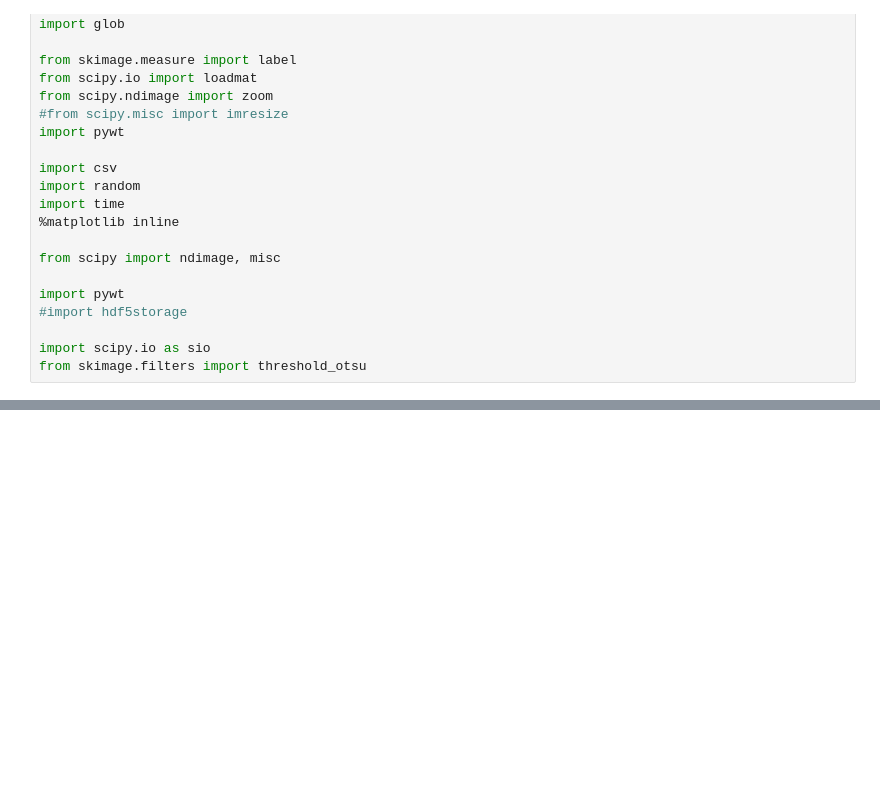
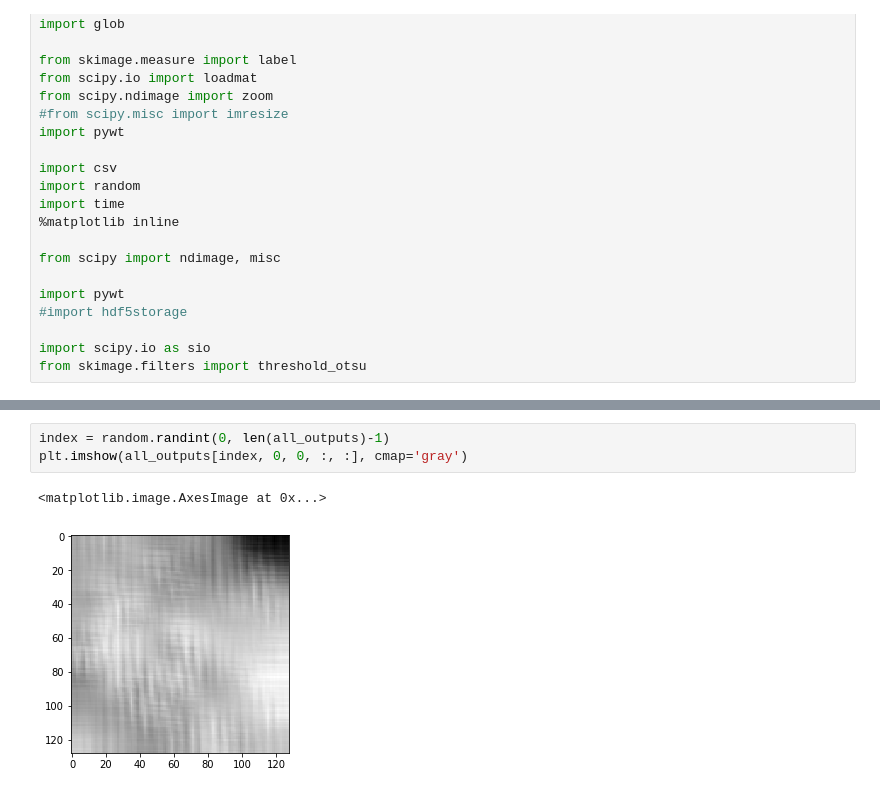
Before and after one commit to PranjalSahu/tf-adain, a Jupyter notebook: train.ipynb, the cells around one changed output, grey strips where cells are left out. Cells and saved outputs as stored; diff of their text form; blank space fills up the shorter version.

```diff
--- a/train.ipynb
+++ b/train.ipynb
@@ -400,0 +472,6 @@ train()
+# %%
+index = random.randint(0, len(all_outputs)-1)
+plt.imshow(all_outputs[index, 0, 0, :, :], cmap='gray')
+# %% [output]
+<matplotlib.image.AxesImage at 0x...>
+[figure, added]
```
Also changed, not shown: parts of 12 cells of this notebook.
